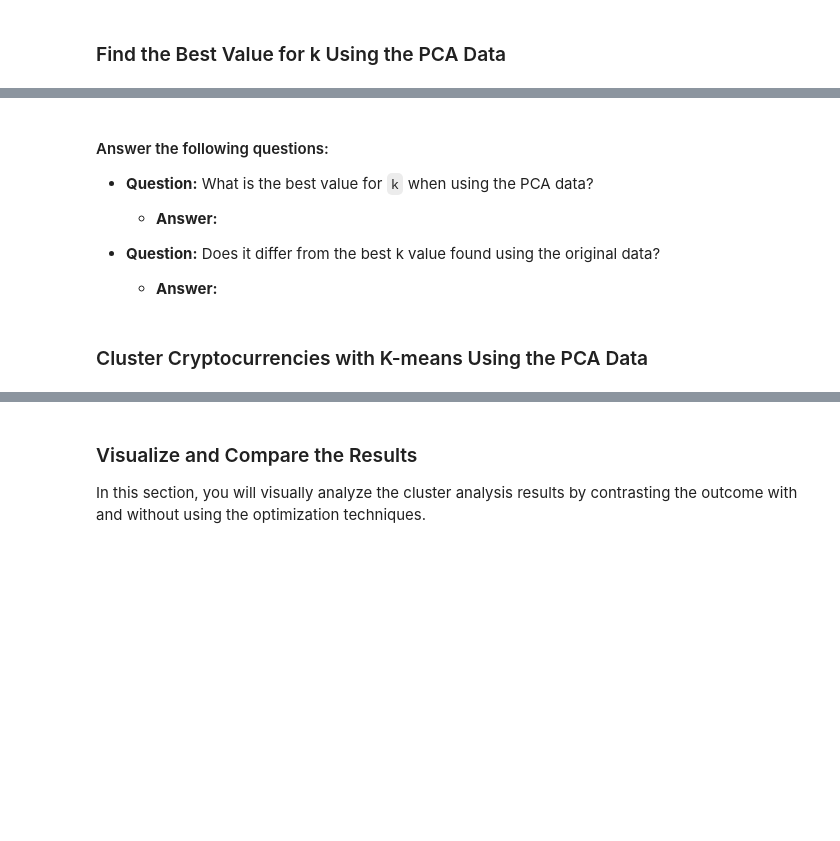
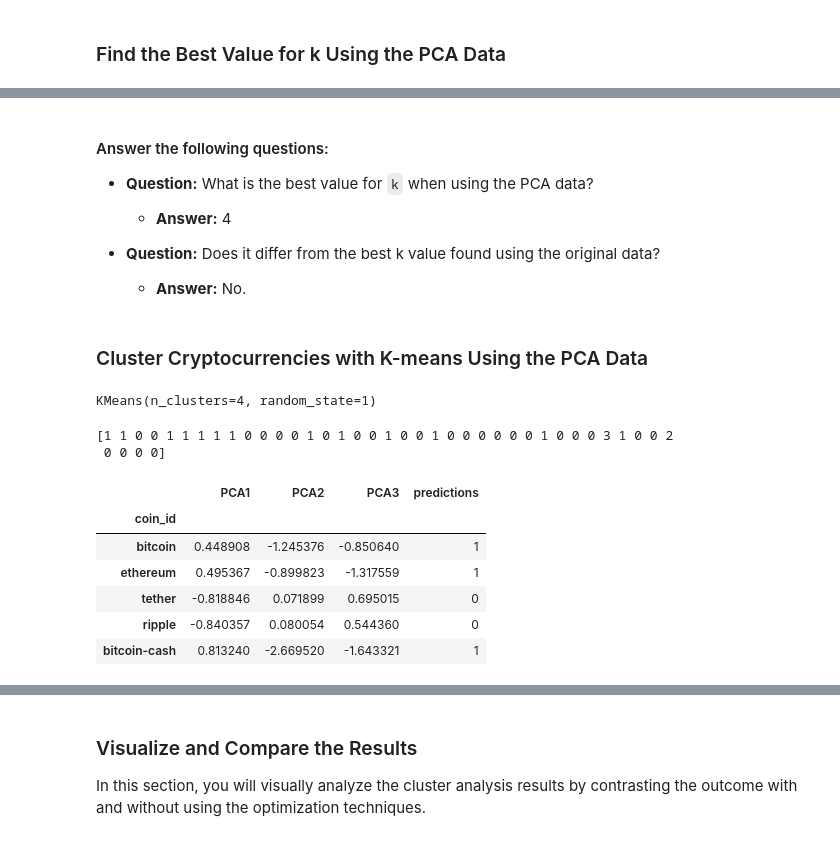
Before and after one commit to Arefinster/CryptoClustering, a Jupyter notebook: Crypto_Clustering.ipynb, the cells around one changed output, grey strips where cells are left out. Cells and saved outputs as stored; diff of their text form; code cells hidden in the pictures; blank space fills up the shorter version.

```diff
--- a/Crypto_Clustering.ipynb
+++ b/Crypto_Clustering.ipynb
@@ -227,11 +249,15 @@ df_market_data_scaled_copy.hvplot.scatter(
 # %%
 # Create an empty list to store the inertia values
-
+inertia_pca = []
 
 # Create a for loop to compute the inertia with each possible value of k
 # Inside the loop:
 # 1. Create a KMeans model using the loop counter for the n_clusters
 # 2. Fit the model to the data using `df_market_data_pca`
 # 3. Append the model.inertia_ to the inertia list
+for i in k:
+    k_model = KMeans(n_clusters=i, random_state=1)
+    k_model.fit(new_pca_df)
+    inertia_pca.append(k_model.inertia_)
 # %%
 # Create a dictionary with the data to plot the Elbow curve
@@ -245,30 +286,48 @@ df_market_data_scaled_copy.hvplot.scatter(
 
 * **Question:** What is the best value for `k` when using the PCA data?
 
-  * **Answer:**
+  * **Answer:** 4
 
 
 * **Question:** Does it differ from the best k value found using the original data?
 
-  * **Answer:**
+  * **Answer:** No.
 # %% [markdown]
 ### Cluster Cryptocurrencies with K-means Using the PCA Data
 # %%
 # Initialize the K-Means model using the best value for k
+modelK_pca = KMeans(n_clusters=4, random_state=1)
 # %%
 # Fit the K-Means model using the PCA data
+modelK_pca.fit(new_pca_df)
+# %% [output]
+KMeans(n_clusters=4, random_state=1)
 # %%
 # Predict the clusters to group the cryptocurrencies using the PCA data
+pred_bypcaData = modelK_pca.predict(new_pca_df)
 
 # Print the resulting array of cluster values.
+print(pred_bypcaData)
+# %% [output]
+[1 1 0 0 1 1 1 1 1 0 0 0 0 1 0 1 0 0 1 0 0 1 0 0 0 0 0 0 1 0 0 0 3 1 0 0 2
+ 0 0 0 0]
 # %%
 # Create a copy of the DataFrame with the PCA data
-
+new_pca_df_copy = new_pca_df.copy()
 
 # Add a new column to the DataFrame with the predicted clusters
-
+new_pca_df_copy['predictions'] = pred_bypcaData
 
 # Display sample data
+new_pca_df_copy.head()
+# %% [output]
+|  | PCA1 | PCA2 | PCA3 | predictions |
+| coin_id |  |  |  |  |
+| bitcoin | 0.448908 | -1.245376 | -0.850640 | 1 |
+| ethereum | 0.495367 | -0.899823 | -1.317559 | 1 |
+| tether | -0.818846 | 0.071899 | 0.695015 | 0 |
+| ripple | -0.840357 | 0.080054 | 0.544360 | 0 |
+| bitcoin-cash | 0.813240 | -2.669520 | -1.643321 | 1 |
 # %%
 # Create a scatter plot using hvPlot by setting
 # `x="PC1"` and `y="PC2"`.
```
Also changed, not shown: parts of 9 cells of this notebook.
